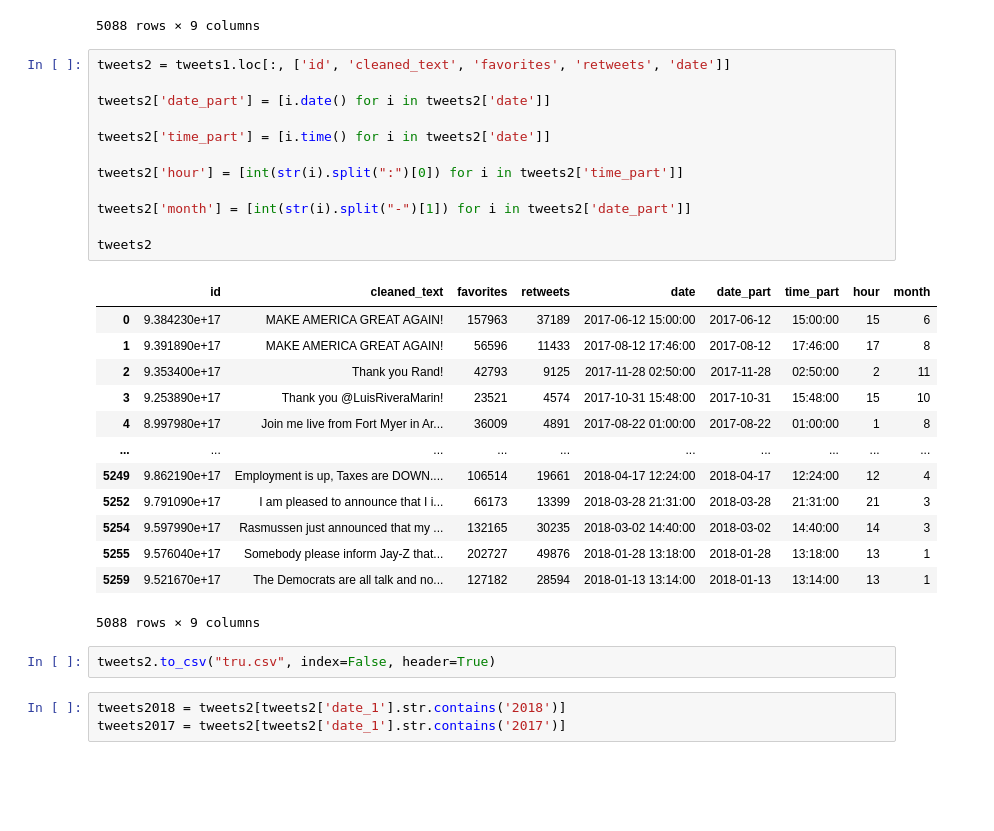
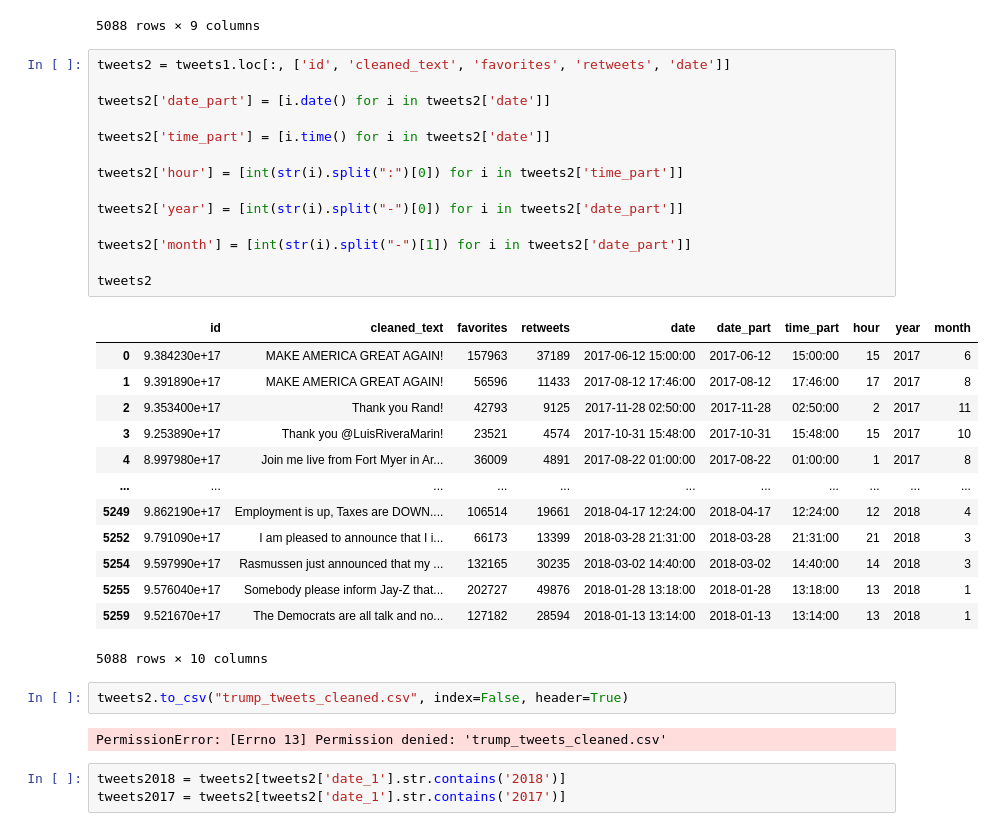
Before and after one commit to ameyrathi/MLProject, a Jupyter notebook: Tweets.ipynb, the cells around one changed output. Drawn from its saved outputs; the diff is of its cells as text; blank space fills up the shorter version.

Commit message:
Add 'year' column to trump_tweets_cleaned.csv

```diff
--- a/Tweets.ipynb
+++ b/Tweets.ipynb
@@ -97,31 +97,35 @@ tweets1
 # %%
 tweets2 = tweets1.loc[:, ['id', 'cleaned_text', 'favorites', 'retweets', 'date']]
 
 tweets2['date_part'] = [i.date() for i in tweets2['date']]
 
 tweets2['time_part'] = [i.time() for i in tweets2['date']]
 
 tweets2['hour'] = [int(str(i).split(":")[0]) for i in tweets2['time_part']]
 
+tweets2['year'] = [int(str(i).split("-")[0]) for i in tweets2['date_part']]
+
 tweets2['month'] = [int(str(i).split("-")[1]) for i in tweets2['date_part']]
 
 tweets2
 # %% [output]
-|  | id | cleaned_text | favorites | retweets | date | date_part | time_part | hour | month |
-| 0 | 9.384230e+17 | MAKE AMERICA GREAT AGAIN! | 157963 | 37189 | 2017-06-12 15:00:00 | 2017-06-12 | 15:00:00 | 15 | 6 |
-| 1 | 9.391890e+17 | MAKE AMERICA GREAT AGAIN! | 56596 | 11433 | 2017-08-12 17:46:00 | 2017-08-12 | 17:46:00 | 17 | 8 |
-| 2 | 9.353400e+17 | Thank you Rand! | 42793 | 9125 | 2017-11-28 02:50:00 | 2017-11-28 | 02:50:00 | 2 | 11 |
-| 3 | 9.253890e+17 | Thank you @LuisRiveraMarin! | 23521 | 4574 | 2017-10-31 15:48:00 | 2017-10-31 | 15:48:00 | 15 | 10 |
-| 4 | 8.997980e+17 | Join me live from Fort Myer in Ar... | 36009 | 4891 | 2017-08-22 01:00:00 | 2017-08-22 | 01:00:00 | 1 | 8 |
-| ... | ... | ... | ... | ... | ... | ... | ... | ... | ... |
-| 5249 | 9.862190e+17 | Employment is up, Taxes are DOWN.... | 106514 | 19661 | 2018-04-17 12:24:00 | 2018-04-17 | 12:24:00 | 12 | 4 |
-| 5252 | 9.791090e+17 | I am pleased to announce that I i... | 66173 | 13399 | 2018-03-28 21:31:00 | 2018-03-28 | 21:31:00 | 21 | 3 |
-| 5254 | 9.597990e+17 | Rasmussen just announced that my ... | 132165 | 30235 | 2018-03-02 14:40:00 | 2018-03-02 | 14:40:00 | 14 | 3 |
-| 5255 | 9.576040e+17 | Somebody please inform Jay-Z that... | 202727 | 49876 | 2018-01-28 13:18:00 | 2018-01-28 | 13:18:00 | 13 | 1 |
-| 5259 | 9.521670e+17 | The Democrats are all talk and no... | 127182 | 28594 | 2018-01-13 13:14:00 | 2018-01-13 | 13:14:00 | 13 | 1 |
+|  | id | cleaned_text | favorites | retweets | date | date_part | time_part | hour | year | month |
+| 0 | 9.384230e+17 | MAKE AMERICA GREAT AGAIN! | 157963 | 37189 | 2017-06-12 15:00:00 | 2017-06-12 | 15:00:00 | 15 | 2017 | 6 |
+| 1 | 9.391890e+17 | MAKE AMERICA GREAT AGAIN! | 56596 | 11433 | 2017-08-12 17:46:00 | 2017-08-12 | 17:46:00 | 17 | 2017 | 8 |
+| 2 | 9.353400e+17 | Thank you Rand! | 42793 | 9125 | 2017-11-28 02:50:00 | 2017-11-28 | 02:50:00 | 2 | 2017 | 11 |
+| 3 | 9.253890e+17 | Thank you @LuisRiveraMarin! | 23521 | 4574 | 2017-10-31 15:48:00 | 2017-10-31 | 15:48:00 | 15 | 2017 | 10 |
+| 4 | 8.997980e+17 | Join me live from Fort Myer in Ar... | 36009 | 4891 | 2017-08-22 01:00:00 | 2017-08-22 | 01:00:00 | 1 | 2017 | 8 |
+| ... | ... | ... | ... | ... | ... | ... | ... | ... | ... | ... |
+| 5249 | 9.862190e+17 | Employment is up, Taxes are DOWN.... | 106514 | 19661 | 2018-04-17 12:24:00 | 2018-04-17 | 12:24:00 | 12 | 2018 | 4 |
+| 5252 | 9.791090e+17 | I am pleased to announce that I i... | 66173 | 13399 | 2018-03-28 21:31:00 | 2018-03-28 | 21:31:00 | 21 | 2018 | 3 |
+| 5254 | 9.597990e+17 | Rasmussen just announced that my ... | 132165 | 30235 | 2018-03-02 14:40:00 | 2018-03-02 | 14:40:00 | 14 | 2018 | 3 |
+| 5255 | 9.576040e+17 | Somebody please inform Jay-Z that... | 202727 | 49876 | 2018-01-28 13:18:00 | 2018-01-28 | 13:18:00 | 13 | 2018 | 1 |
+| 5259 | 9.521670e+17 | The Democrats are all talk and no... | 127182 | 28594 | 2018-01-13 13:14:00 | 2018-01-13 | 13:14:00 | 13 | 2018 | 1 |
-5088 rows × 9 columns
+5088 rows × 10 columns
 # %%
-tweets2.to_csv("tru.csv", index=False, header=True)
+tweets2.to_csv("trump_tweets_cleaned.csv", index=False, header=True)
+# %% [output]
+PermissionError: [Errno 13] Permission denied: 'trump_tweets_cleaned.csv'
 # %%
 tweets2018 = tweets2[tweets2['date_1'].str.contains('2018')]
 tweets2017 = tweets2[tweets2['date_1'].str.contains('2017')]
```
Also changed, not shown: 1 other file.
